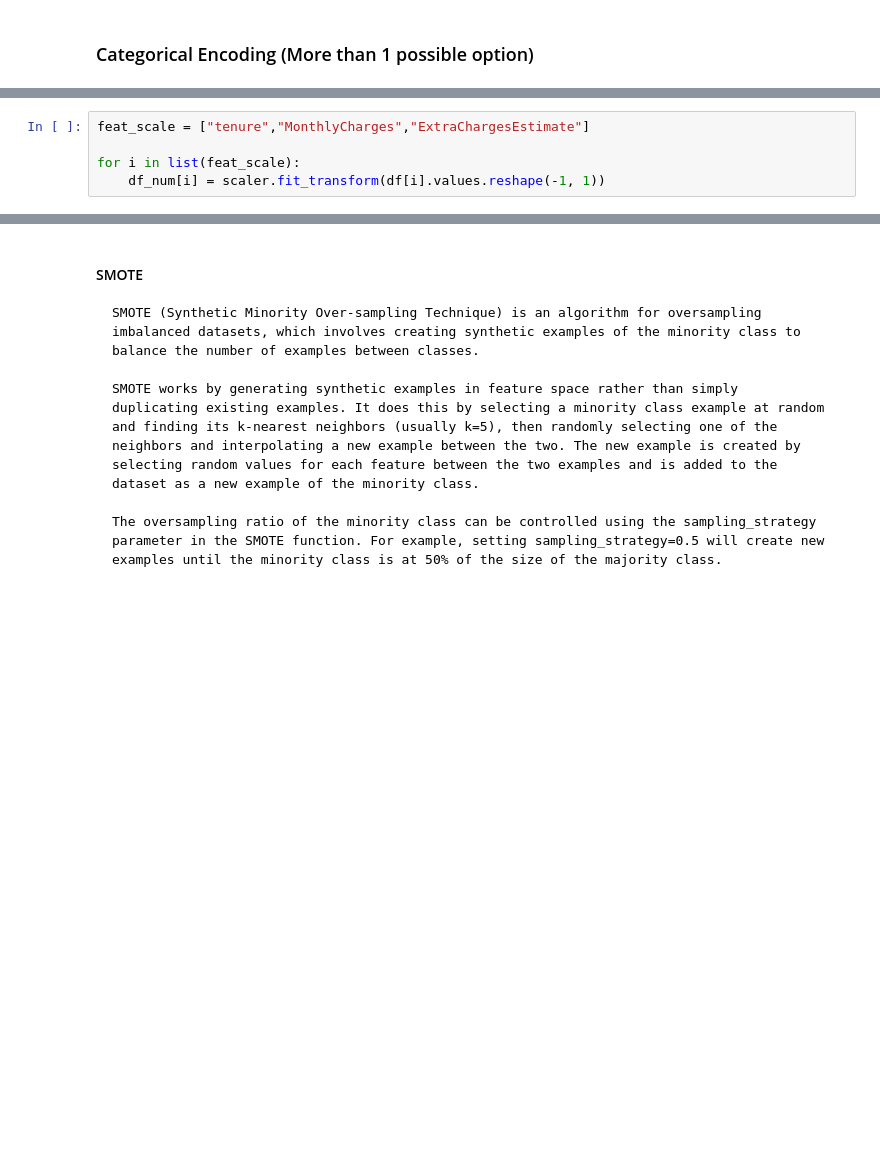
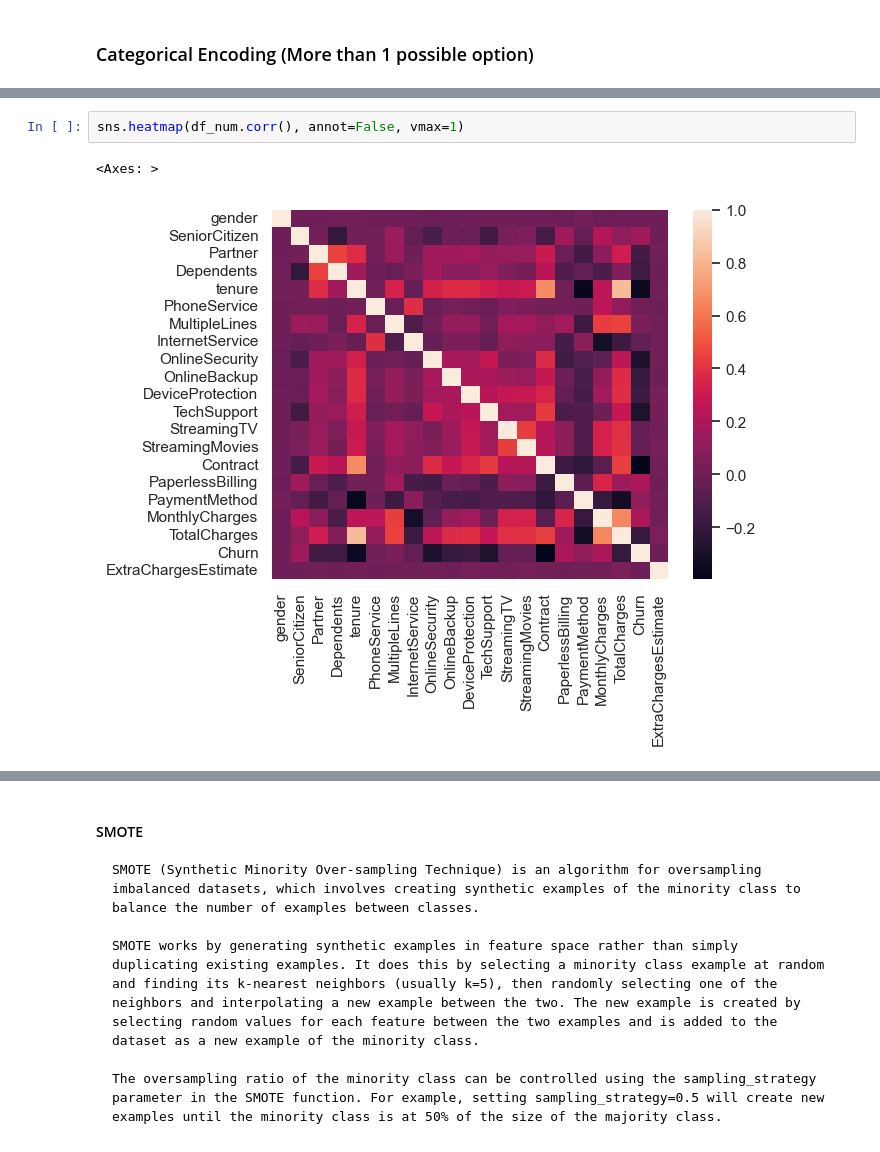
Before and after one commit to nb3110/telco_churn_project, a Jupyter notebook: notebook.ipynb, the cells around one changed output, grey strips where cells are left out. Saved outputs shown, nothing was run; the diff lists cells and outputs as text; blank space fills up the shorter version.

```diff
--- a/notebook.ipynb
+++ b/notebook.ipynb
@@ -358,5 +312,0 @@ scaler = MinMaxScaler()
-# %%
-feat_scale = ["tenure","MonthlyCharges","ExtraChargesEstimate"]
-
-for i in list(feat_scale):
-    df_num[i] = scaler.fit_transform(df[i].values.reshape(-1, 1))
@@ -378,0 +324,5 @@ df_num
+# %%
+sns.heatmap(df_num.corr(), annot=False, vmax=1)
+# %% [output]
+<Axes: >
+[figure, added]
```
Also changed, not shown: parts of 133 cells of this notebook.
